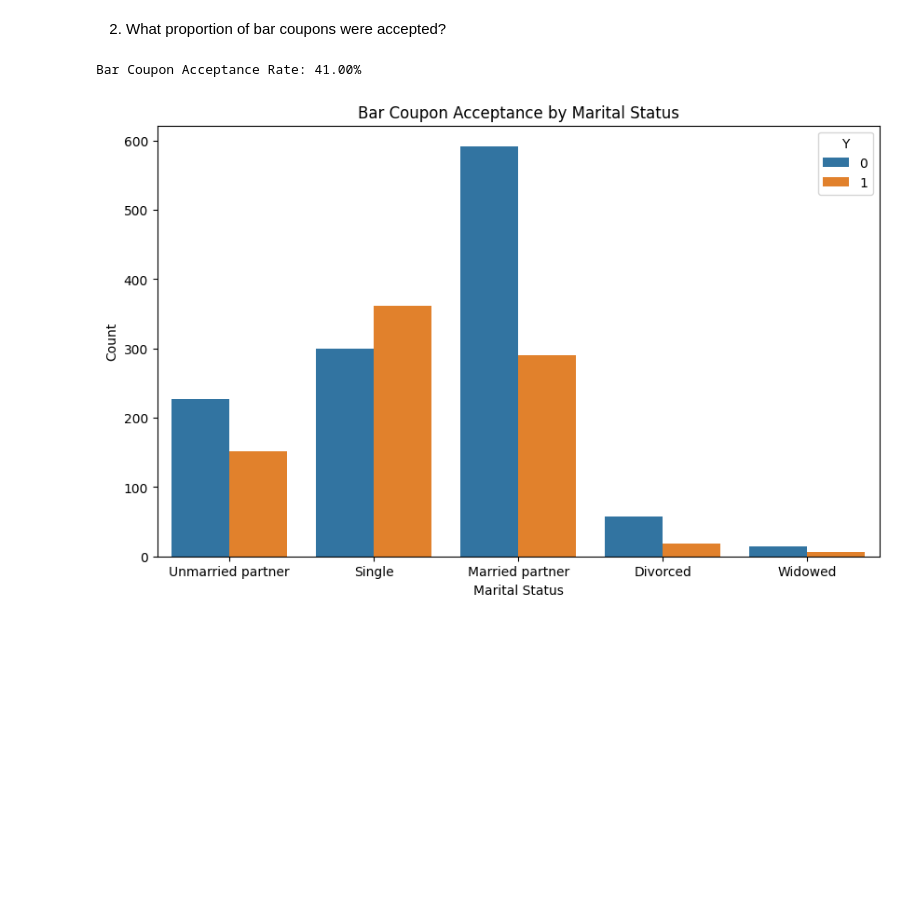
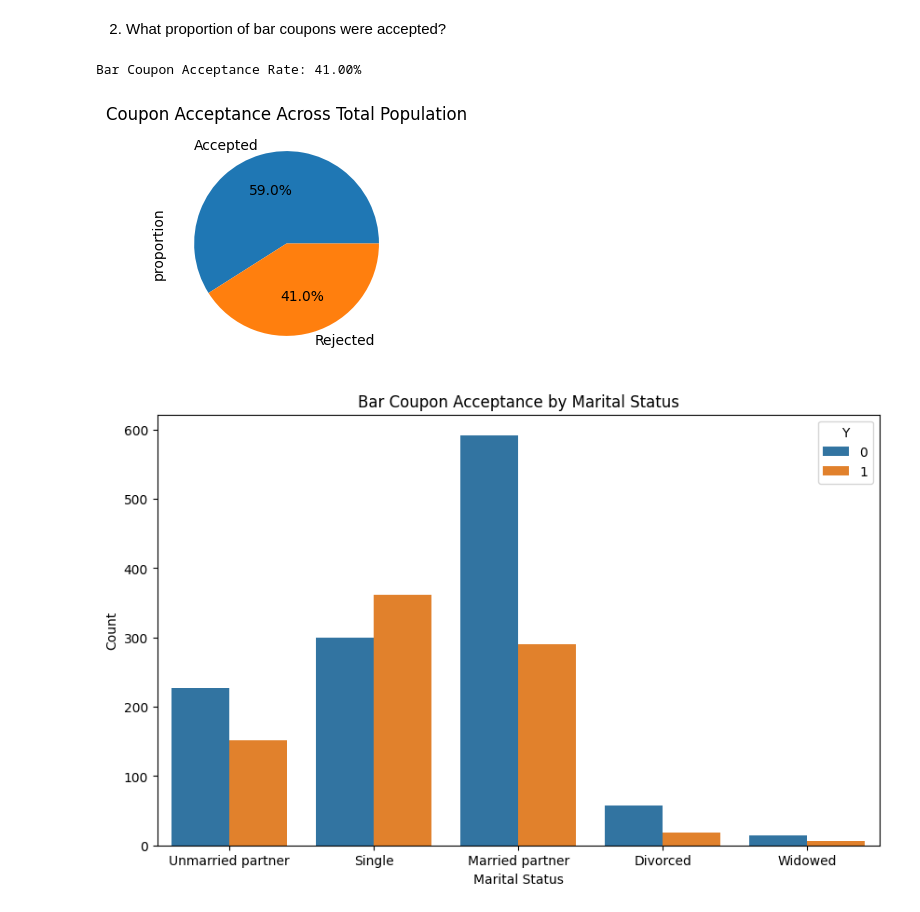
Before and after one commit to arethasamuel/BerkeleyMachineLearning, a Jupyter notebook: Module5.ipynb, the cells around one changed output. Saved outputs shown, nothing was run; the diff lists cells and outputs as text; code cells hidden in the pictures; blank space fills up the shorter version.

```diff
--- a/Module5.ipynb
+++ b/Module5.ipynb
@@ -117,8 +120,10 @@ Unique values for column 'Y':
 # %%
 mapping = {'$37500 - $49999': 37500,  '$62500 - $74999': 62500, '$12500 - $24999': 125000, '$75000 - $87499': 75000, '$50000 - $62499': 50000, '$25000 - $37499': 25000, '$100000 or More': 100000,'$87500 - $99999' : 87500, 'Less than $12500':12499}
 
-data['income'] = data['income'].replace(mapping).astype(int)
+data['income'] = data['income'].replace(mapping).infer_objects(copy=False)
 data['income'].info()
+
+#decided to replace all of the string values with numerical values to create easier comparisons
 # %% [output]
 <class 'pandas.core.series.Series'>
 RangeIndex: 12684 entries, 0 to 12683
@@ -132,27 +136,29 @@ Downcasting behavior in `replace` is deprecated and will be removed in a future
 # %% [markdown]
 3. Decide what to do about your missing data -- drop, replace, other...
 # %%
-mapping = {'21': 21, '46': 46, '26': 26, '31': 31, '50plus': 50, '36': 36, 'below21': 20}
-data['age'] = data['age'].replace(mapping).astype(int)
+mapping = {'21': 21, '46': 46, '26': 26, '31': 31, '41': 41, '50plus': 50, '36': 36, 'below21': 20}
+data['age'] = data['age'].replace(mapping).infer_objects(copy=False)
 data['age'].unique()
+
+#replaced ages with numerical values
 # %% [output]
 array([21, 46, 26, 31, 41, 50, 36, 20])
 # %%
 
 #replace the text values of the bar column with numerical values
 mapping = {'never': 0, 'less1': 0, '1~3': 1, 'gt8': 8, np.nan: 0, '4~8': 4}
-data['Bar'] = data['Bar'].replace(mapping).astype(int)
+data['Bar'] = data['Bar'].replace(mapping).infer_objects(copy=False)
 data['Bar'].unique()
 
-data['RestaurantLessThan20'] = data['RestaurantLessThan20'].replace(mapping).astype(int)
+data['RestaurantLessThan20'] = data['RestaurantLessThan20'].replace(mapping).infer_objects(copy=False)
 data['RestaurantLessThan20'].unique()
 
-data['CoffeeHouse'] = data['CoffeeHouse'].replace(mapping).astype(int)
+data['CoffeeHouse'] = data['CoffeeHouse'].replace(mapping).infer_objects(copy=False)
 data['CoffeeHouse'].unique()
 
-data['CarryAway'] = data['CarryAway'].replace(mapping).astype(int)
+data['CarryAway'] = data['CarryAway'].replace(mapping).infer_objects(copy=False)
 data['CarryAway'].unique()
 
-data['Restaurant20To50'] = data['Restaurant20To50'].replace(mapping).astype(int)
+data['Restaurant20To50'] = data['Restaurant20To50'].replace(mapping).infer_objects(copy=False)
 data['Restaurant20To50'].unique()
 # %% [output]
@@ -208,11 +203,16 @@ bar_coupons = data[data['coupon'] == 'Bar']
 2. What proportion of bar coupons were accepted?
 # %%
 acceptance_rate = bar_coupons['Y'].value_counts(normalize=True)
-acceptance_rate = acceptance_rate[1] * 100
+acceptance_rate_saidyes = acceptance_rate[1] * 100
 
-print(f"Bar Coupon Acceptance Rate: {acceptance_rate:.2f}%")
+print(f"Bar Coupon Acceptance Rate: {acceptance_rate_saidyes:.2f}%")
+
+plt.figure(figsize=(6, 3))
+acceptance_rate.plot(labels=["Accepted", "Rejected"], kind="pie", autopct='%1.1f%%')\
+        .set_title("Coupon Acceptance Across Total Population");
 # %% [output]
 Bar Coupon Acceptance Rate: 41.00%
+[figure, added]
 # %%
 
 plt.figure(figsize=(10, 6))
```
Also changed, not shown: parts of 9 cells of this notebook.
